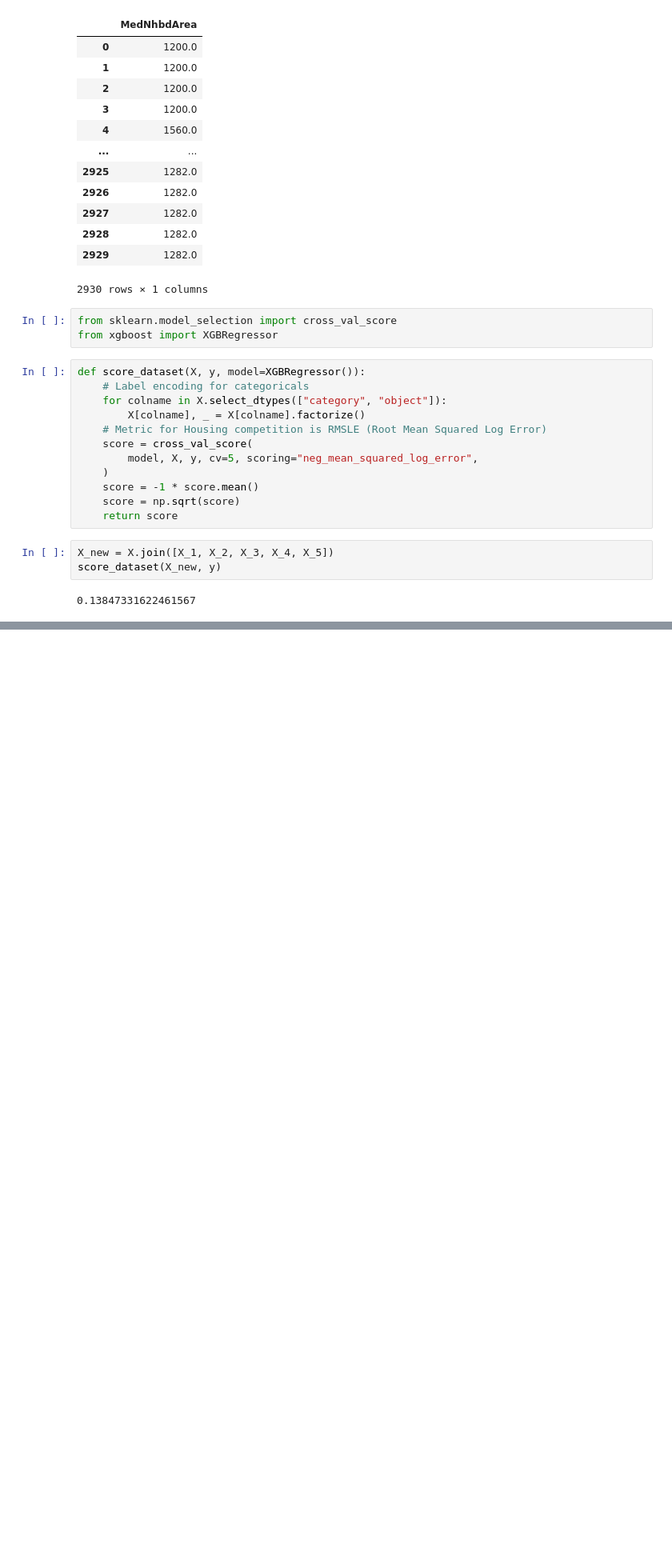
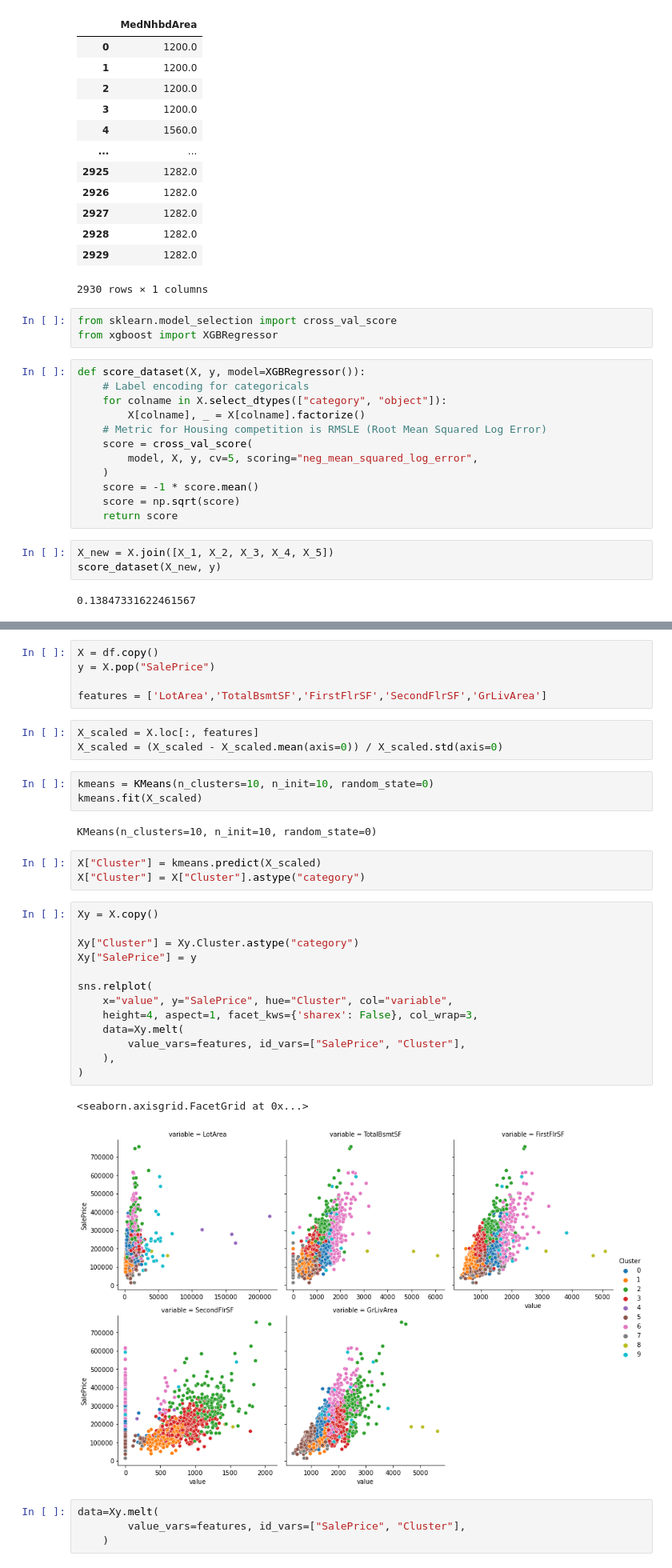
Before and after one commit to AliakbarMehdizadeh/Feature-Engineering, a Jupyter notebook: FE.ipynb, the cells around one changed output, grey strips where cells are left out. Shown at 80% size. Cells and saved outputs as stored; diff of their text form; blank space fills up the shorter version.

```diff
--- a/FE.ipynb
+++ b/FE.ipynb
@@ -701,0 +772,36 @@ score_dataset(X_new, y)
+# %%
+X = df.copy()
+y = X.pop("SalePrice")
+
+features = ['LotArea','TotalBsmtSF','FirstFlrSF','SecondFlrSF','GrLivArea']
+# %%
+X_scaled = X.loc[:, features]
+X_scaled = (X_scaled - X_scaled.mean(axis=0)) / X_scaled.std(axis=0)
+# %%
+kmeans = KMeans(n_clusters=10, n_init=10, random_state=0)
+kmeans.fit(X_scaled)
+# %% [output]
+KMeans(n_clusters=10, n_init=10, random_state=0)
+# %%
+X["Cluster"] = kmeans.predict(X_scaled)
+X["Cluster"] = X["Cluster"].astype("category")
+# %%
+Xy = X.copy()
+
+Xy["Cluster"] = Xy.Cluster.astype("category")
+Xy["SalePrice"] = y
+
+sns.relplot(
+    x="value", y="SalePrice", hue="Cluster", col="variable",
+    height=4, aspect=1, facet_kws={'sharex': False}, col_wrap=3,
+    data=Xy.melt(
+        value_vars=features, id_vars=["SalePrice", "Cluster"],
+    ),
+)
+# %% [output]
+<seaborn.axisgrid.FacetGrid at 0x...>
+[figure, added]
+# %%
+data=Xy.melt(
+        value_vars=features, id_vars=["SalePrice", "Cluster"],
+    )
```
Also changed, not shown: parts of 24 cells of this notebook.
